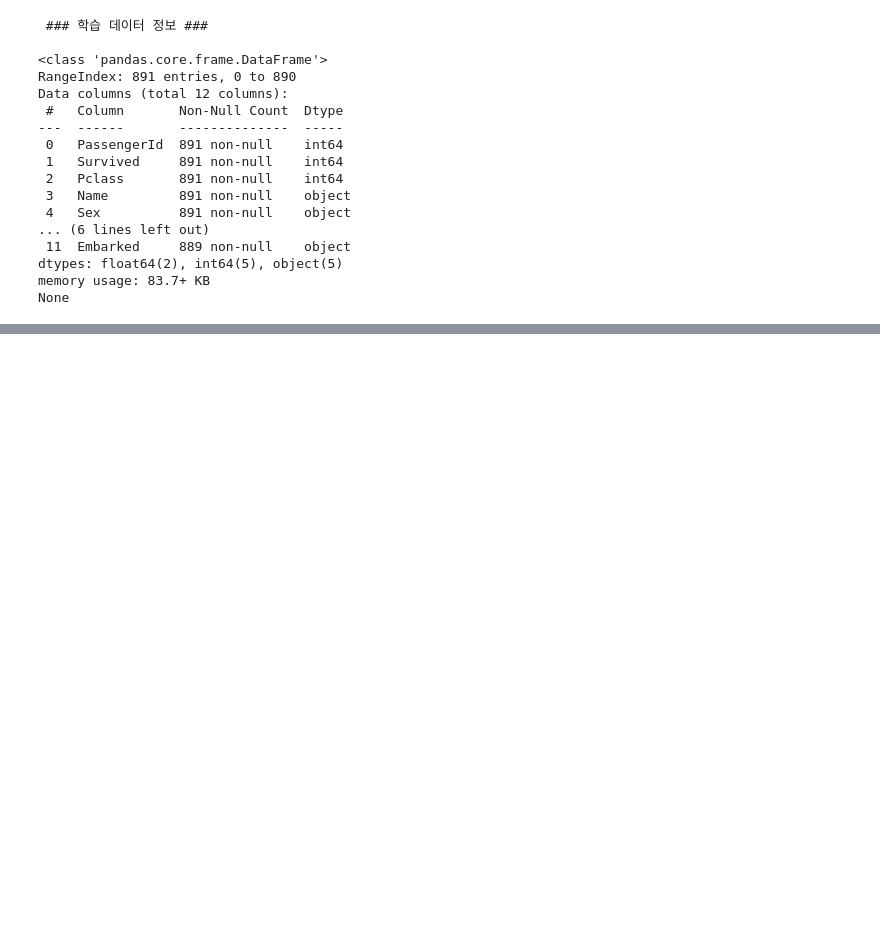
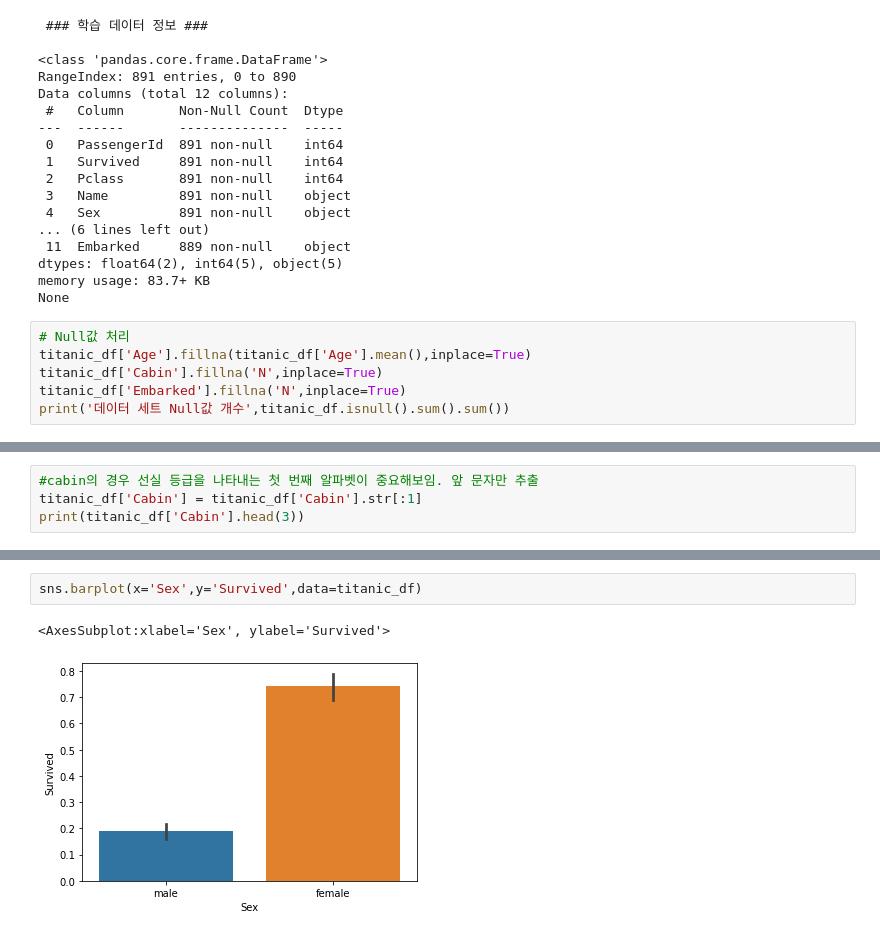
Before and after one commit to kayeehan/ML-books-study, a Jupyter notebook: ML-books(파이썬 머신러닝 완벽 가이드)_Ch.01~03.ipynb, the cells around one changed output, grey strips where cells are left out. Cells and saved outputs as stored; diff of their text form; blank space fills up the shorter version.

```diff
--- a/ML-books(파이썬 머신러닝 완벽 가이드).ipynb
+++ b/ML-books(파이썬 머신러닝 완벽 가이드)_Ch.01~03.ipynb
@@ -1682,3 +1682,9 @@ Data columns (total 12 columns):
 dtypes: float64(2), int64(5), object(5)
 memory usage: 83.7+ KB
 None
+# %%
+# Null값 처리
+titanic_df['Age'].fillna(titanic_df['Age'].mean(),inplace=True)
+titanic_df['Cabin'].fillna('N',inplace=True)
+titanic_df['Embarked'].fillna('N',inplace=True)
+print('데이터 세트 Null값 개수',titanic_df.isnull().sum().sum())
@@ -1684,0 +1715,4 @@ None
+# %%
+#cabin의 경우 선실 등급을 나타내는 첫 번째 알파벳이 중요해보임. 앞 문자만 추출
+titanic_df['Cabin'] = titanic_df['Cabin'].str[:1]
+print(titanic_df['Cabin'].head(3))
@@ -1684,0 +1734,5 @@ None
+# %%
+sns.barplot(x='Sex',y='Survived',data=titanic_df)
+# %% [output]
+<AxesSubplot:xlabel='Sex', ylabel='Survived'>
+[figure, added]
```
Also changed, not shown: parts of 48 cells of this notebook.
